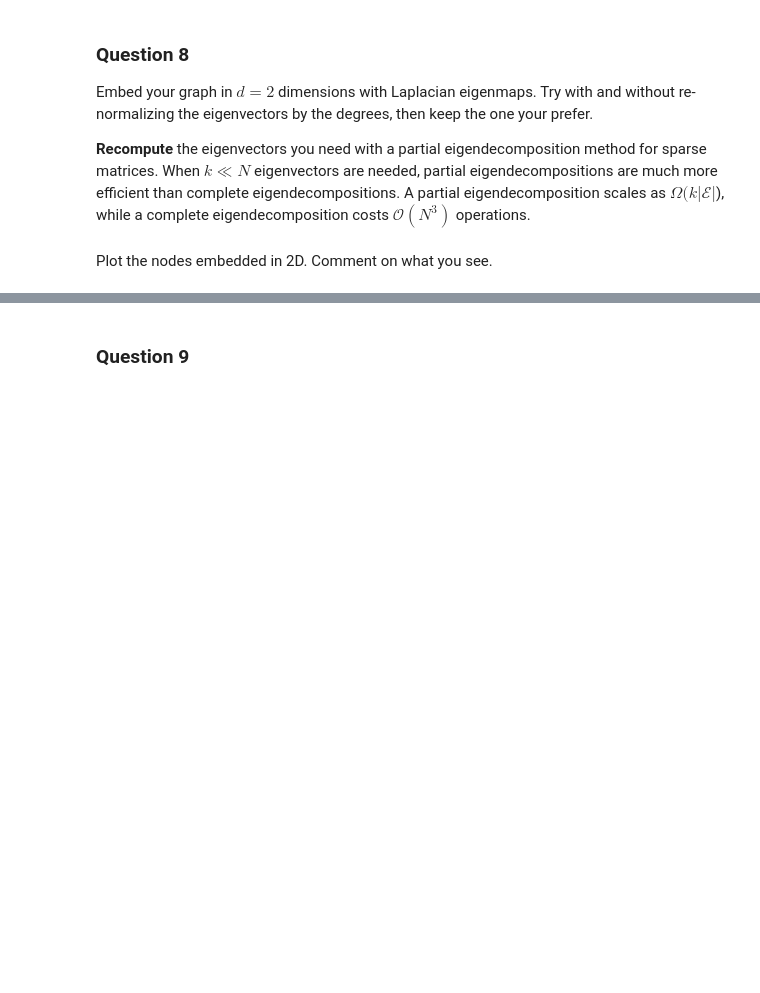
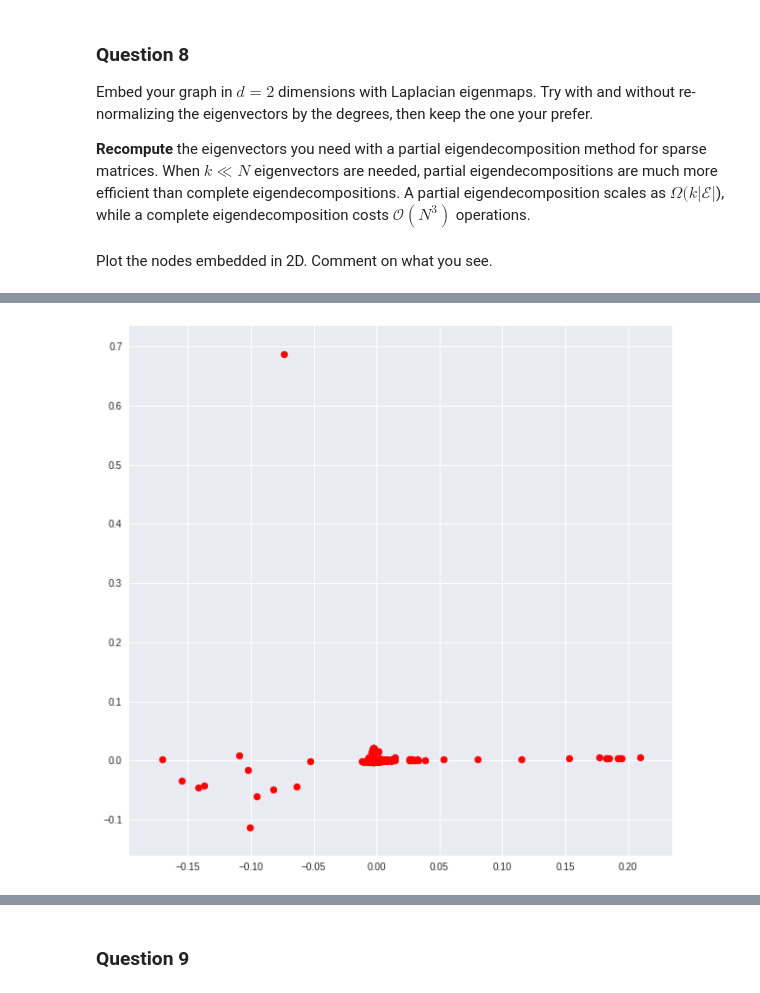
Before and after one commit to ilijagjorgjiev/ntds2018_team50, a Jupyter notebook: milestones/3_spectral_graph_theory.ipynb, the cells around one changed output, grey strips where cells are left out. Drawn from its saved outputs; the diff is of its cells as text; code cells hidden in the pictures; blank space fills up the shorter version.

```diff
--- a/milestones/3_spectral_graph_theory.ipynb
+++ b/milestones/3_spectral_graph_theory.ipynb
@@ -241,0 +272,6 @@ ax = plt.scatter(laplacian_embedded[:, 0], laplacian_embedded[:, 1],c=['red','bl
+# %%
+# plotting embedded graph in 2D for Normalized
+fig = plt.figure(figsize=(10, 10))
+ax = plt.scatter(laplacian_embedded_normalize[:, 0], laplacian_embedded_normalize[:, 1],c=['red'],cmap=plt.cm.Spectral)
+# %% [output]
+[figure, added]
```
Also changed, not shown: parts of 36 cells of this notebook.
